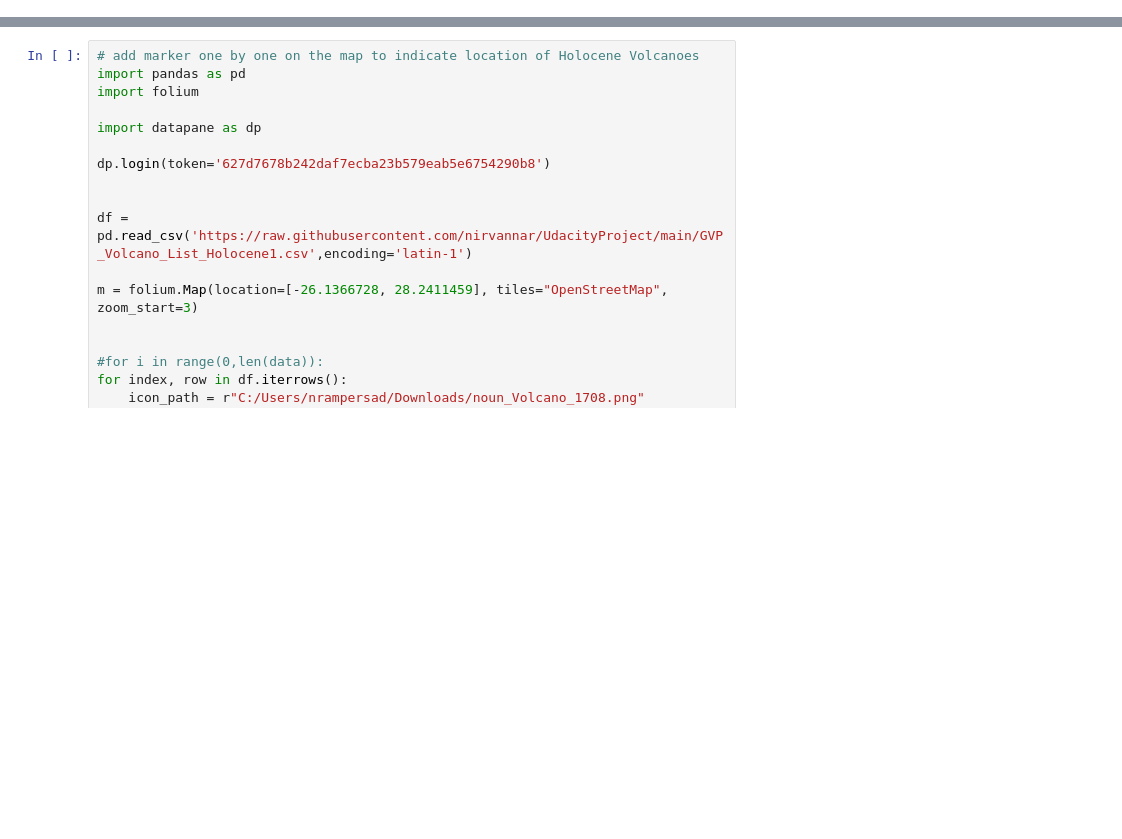
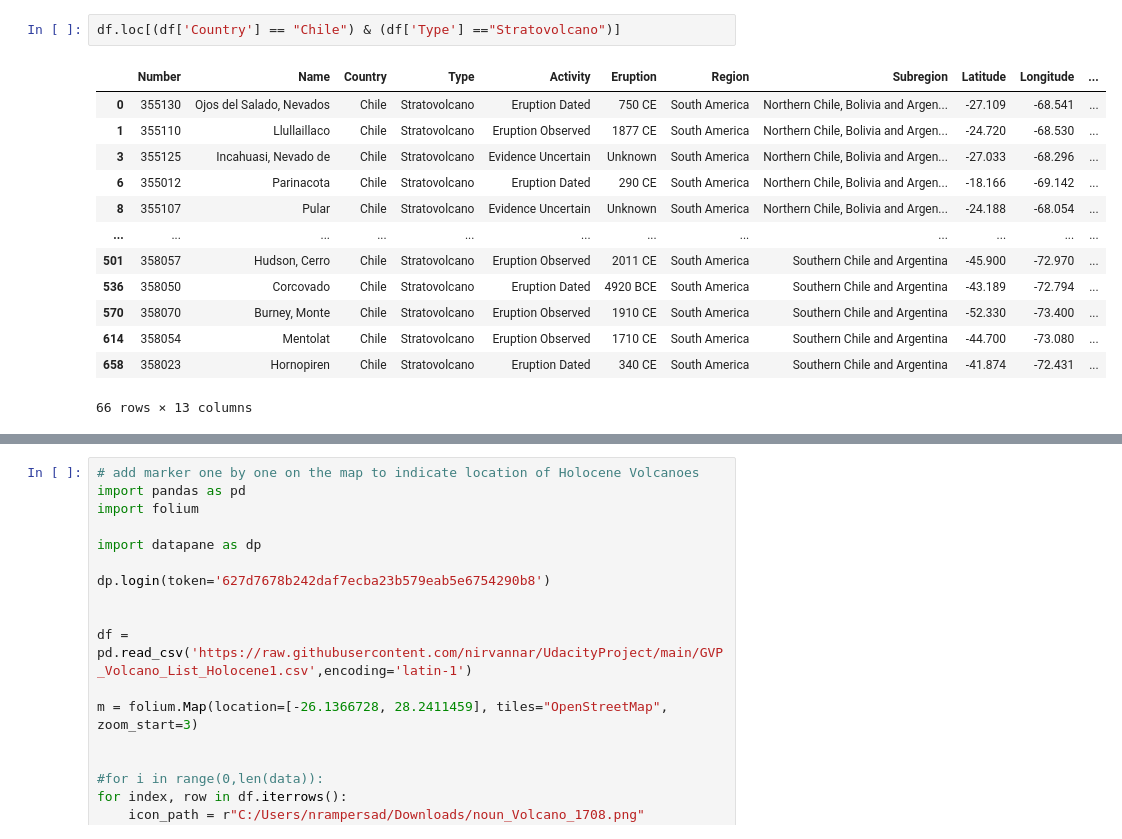
Before and after one commit to nirvannar/UdacityProject, a Jupyter notebook: Project1CrispDM.ipynb, the cells around one changed output, grey strips where cells are left out. Cells and saved outputs as stored; diff of their text form; blank space fills up the shorter version.

```diff
--- a/Project1CrispDM.ipynb
+++ b/Project1CrispDM.ipynb
@@ -70,0 +366,16 @@ print(targets)
+# %%
+df.loc[(df['Country'] == "Chile") & (df['Type'] =="Stratovolcano")]
+# %% [output]
+|  | Number | Name | Country | Type | Activity | Eruption | Region | Subregion | Latitude | Longitude | ... |
+| 0 | 355130 | Ojos del Salado, Nevados | Chile | Stratovolcano | Eruption Dated | 750 CE | South America | Northern Chile, Bolivia and Argen... | -27.109 | -68.541 | ... |
+| 1 | 355110 | Llullaillaco | Chile | Stratovolcano | Eruption Observed | 1877 CE | South America | Northern Chile, Bolivia and Argen... | -24.720 | -68.530 | ... |
+| 3 | 355125 | Incahuasi, Nevado de | Chile | Stratovolcano | Evidence Uncertain | Unknown | South America | Northern Chile, Bolivia and Argen... | -27.033 | -68.296 | ... |
+| 6 | 355012 | Parinacota | Chile | Stratovolcano | Eruption Dated | 290 CE | South America | Northern Chile, Bolivia and Argen... | -18.166 | -69.142 | ... |
+| 8 | 355107 | Pular | Chile | Stratovolcano | Evidence Uncertain | Unknown | South America | Northern Chile, Bolivia and Argen... | -24.188 | -68.054 | ... |
+| ... | ... | ... | ... | ... | ... | ... | ... | ... | ... | ... | ... |
+| 501 | 358057 | Hudson, Cerro | Chile | Stratovolcano | Eruption Observed | 2011 CE | South America | Southern Chile and Argentina | -45.900 | -72.970 | ... |
+| 536 | 358050 | Corcovado | Chile | Stratovolcano | Eruption Dated | 4920 BCE | South America | Southern Chile and Argentina | -43.189 | -72.794 | ... |
+| 570 | 358070 | Burney, Monte | Chile | Stratovolcano | Eruption Observed | 1910 CE | South America | Southern Chile and Argentina | -52.330 | -73.400 | ... |
+| 614 | 358054 | Mentolat | Chile | Stratovolcano | Eruption Observed | 1710 CE | South America | Southern Chile and Argentina | -44.700 | -73.080 | ... |
+| 658 | 358023 | Hornopiren | Chile | Stratovolcano | Eruption Dated | 340 CE | South America | Southern Chile and Argentina | -41.874 | -72.431 | ... |
+66 rows × 13 columns
```
Also changed, not shown: parts of 45 cells of this notebook, 1 other file.
